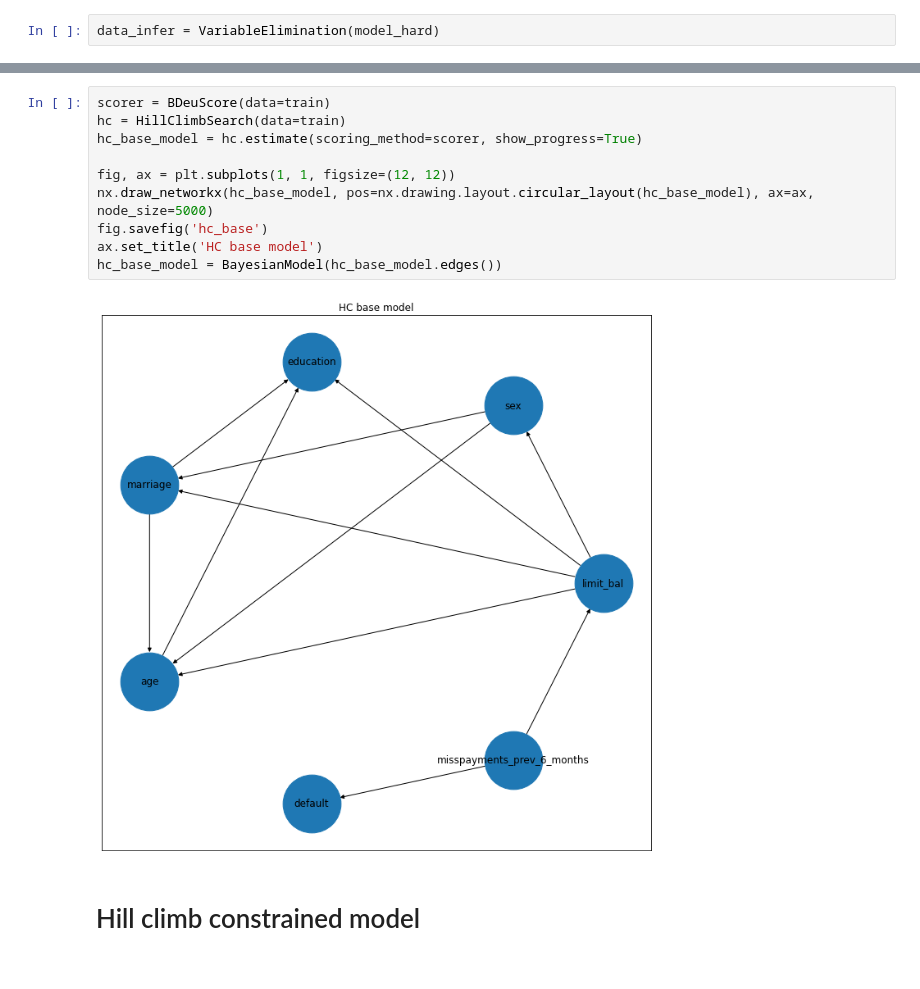
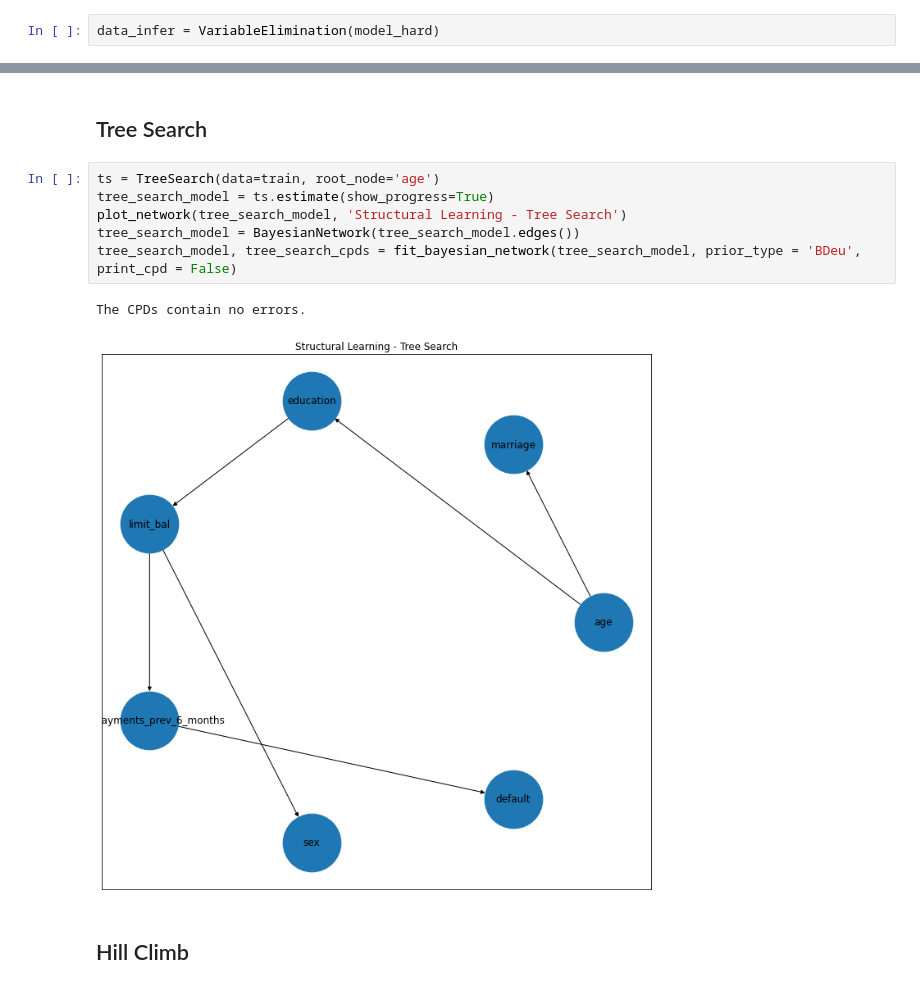
Before and after one commit to lorenzobalzani/bayesian-network-credit-cards, a Jupyter notebook: bayesian_network_credit_cards_default.ipynb, the cells around one changed output, grey strips where cells are left out. Saved outputs shown, nothing was run; the diff lists cells and outputs as text.

```diff
--- a/bayesian_network_credit_cards_default.ipynb
+++ b/bayesian_network_credit_cards_default.ipynb
@@ -278,14 +362,13 @@ tree_model = BayesianModel(tree_model.edges())
-# %%
-scorer = BDeuScore(data=train)
-hc = HillClimbSearch(data=train)
-hc_base_model = hc.estimate(scoring_method=scorer, show_progress=True)
-
-fig, ax = plt.subplots(1, 1, figsize=(12, 12))
-nx.draw_networkx(hc_base_model, pos=nx.drawing.layout.circular_layout(hc_base_model), ax=ax, node_size=5000)
-fig.savefig('hc_base')
-ax.set_title('HC base model')
-hc_base_model = BayesianModel(hc_base_model.edges())
-# %% [output]
-[figure, removed]
+# %% [markdown]
+## Tree Search
+# %%
+ts = TreeSearch(data=train, root_node='age')
+tree_search_model = ts.estimate(show_progress=True)
+plot_network(tree_search_model, 'Structural Learning - Tree Search')
+tree_search_model = BayesianNetwork(tree_search_model.edges())
+tree_search_model, tree_search_cpds = fit_bayesian_network(tree_search_model, prior_type = 'BDeu', print_cpd = False)
+# %% [output]
+The CPDs contain no errors.
+[figure, added]
 # %% [markdown]
-# Hill climb constrained model
+## Hill Climb
```
Also changed, not shown: parts of 47 cells of this notebook.
